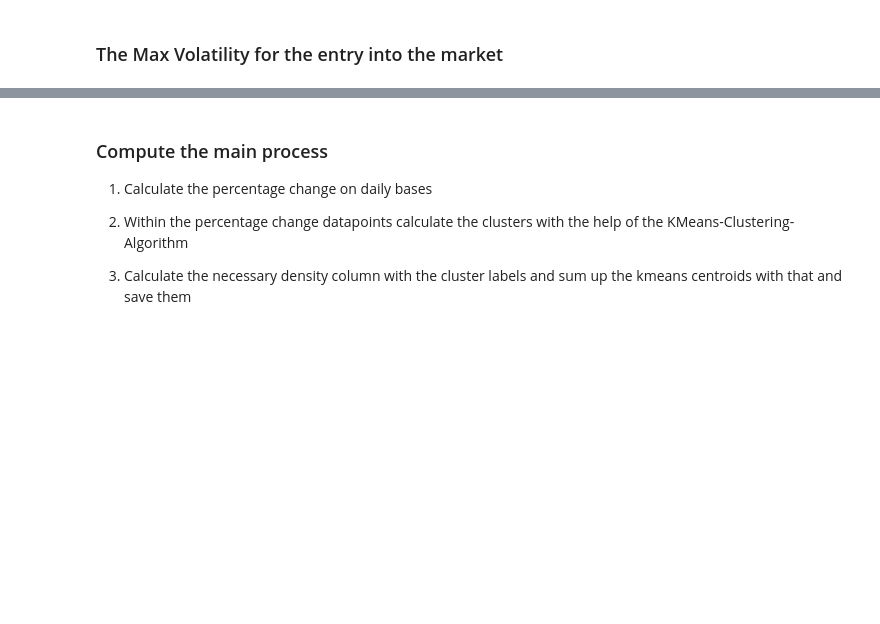
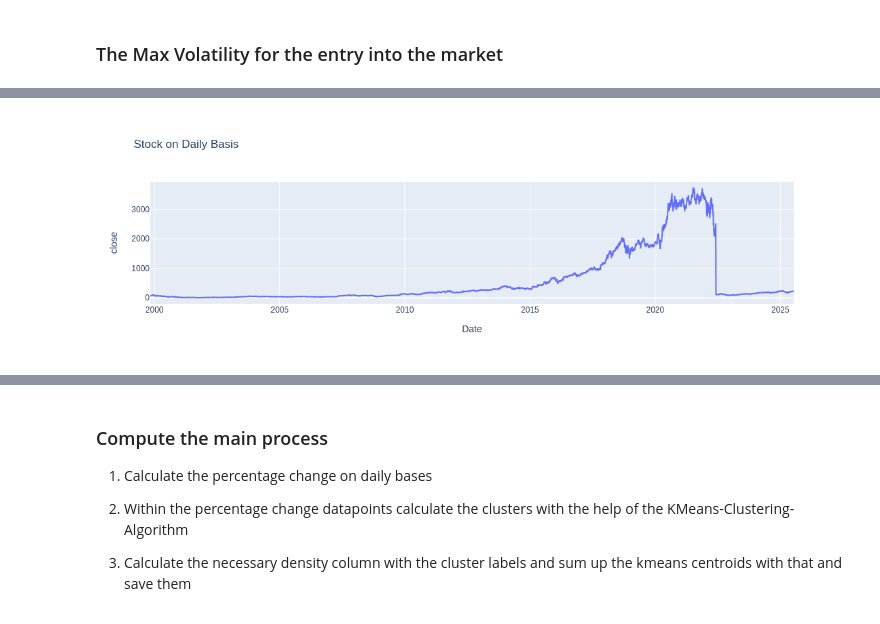
Before and after one commit to JuginPower/analyzer, a Jupyter notebook: kmeans-vol.ipynb, the cells around one changed output, grey strips where cells are left out. Cells and saved outputs as stored; diff of their text form; code cells hidden in the pictures; blank space fills up the shorter version.

```diff
--- a/kmeans-vol.ipynb
+++ b/kmeans-vol.ipynb
@@ -61,0 +101,7 @@ fig.show()
+# %%
+fig = px.line(df_stock, x="date", y="close", title="Stock on Daily Basis",
+              labels={"date": "Date", "density": "Cluster Aufsummierung"})
+
+fig.show()
+# %% [output]
+[figure, added]
```
Also changed, not shown: parts of 11 cells of this notebook, 7 other files.
